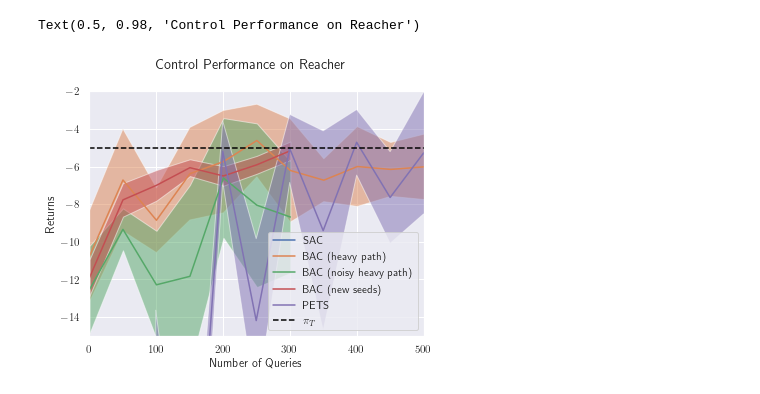
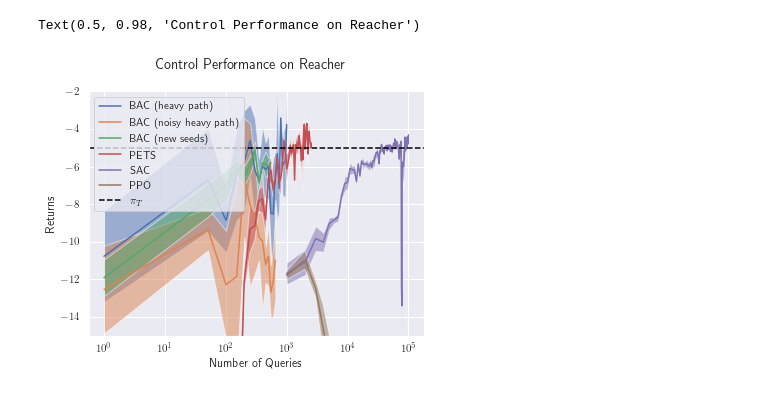
Before and after one commit to fusion-ml/trajectory-information-rl, a Jupyter notebook: notebooks/plot_returns.ipynb, the cells around one changed output. Saved outputs shown, nothing was run; the diff lists cells and outputs as text; code cells hidden in the pictures.

```diff
--- a/notebooks/plot_returns.ipynb
+++ b/notebooks/plot_returns.ipynb
@@ -58,24 +58,27 @@ lava_paths = {
 reacher_paths = {
         # 'BAC (uniform)': 'bac_reacher_2021-09-01/17-14-04/',
         # 'BAC (path sampling)': 'bac_reacher_rand_2021-09-01/17-14-02/',
-        'SAC': 'sac_reacher_2021-09-02/22-41-22/',
+
         # 'BAC (ARD)': 'ard_reacher_bac_2021-09-18/14-59-33/',
         # 'BAC (periodic ARD)':'reacher_periodic_bac_2021-09-18/15-26-28/',
         'BAC (heavy path)': 'bac_reacher_heavy_paths_2021-09-27/09-48-01/',
         'BAC (noisy heavy path)': 'bac_reacher_noisy_heavy_path_2021-09-29/13-21-31',
         'BAC (new seeds)': 'bac_reacher_2021-09-29/10-38-12/',
         # 'Random (ARD)': 'random_reacher_2021-09-20/13-28-12/',
-        'PETS': 'pets_reacher_2021-09-22/23-07-34/',
+        'PETS': 'pets_reacher_2021-09-30/17-18-38/',
+        'SAC': 'sac_reacher_2021-09-30/17-29-38/',
+        # 'TD3': '',
+        'PPO': 'ppo_reacher_2021-09-30/19-36-17/',
 }
 # %%
 beta_tracking_paths = {
-        'BARL': 'bac_beta_tracking_2021-09-22/19-02-05/',
-        'RQMPC': 'random_beta_tracking_2021-09-23/18-36-44/',
-        'MPC': 'mbrl_beta_tracking_2021-09-23/18-37-08/',
-        'PETS': 'pets_beta_tracking_2021-09-22/18-51-05/',
-        'SAC': 'sac_beta_tracking_2021-09-23/09-27-24/',
-        'TD3': 'td3_beta_tracking_2021-09-22/18-30-55/',
-        'PPO': 'ppo_beta_tracking_2021-09-22/18-32-20/',
+        'BARL': 'bac_beta_tracking_2021-09-25/12-14-51/',
+        'RQMPC': 'random_beta_tracking_2021-09-25/14-08-07/',
+        'MPC': 'mbrl_beta_tracking_2021-09-25/13-57-02/',
+        'PETS (redo)': 'pets_beta_tracking_2021-09-22/18-51-05/',
+        'SAC (redo)': 'sac_beta_tracking_2021-09-23/09-27-24/',
+        'TD3 (redo)': 'td3_beta_tracking_2021-09-22/18-30-55/',
+        'PPO (redo)': 'ppo_beta_tracking_2021-09-22/18-32-20/',
 }
 # %%
 reacher_tight_paths = {
@@ -107,7 +110,7 @@ paths = all_paths[env_name]
 gt = {"Pendulum": -250,
       "Cartpole": -13,
       "Reacher": -5,
-      'Lava Path': -25,
+      'Lava Path': -30,
       'Reacher (tight)': -8.78,
       'Swimmer': 30,
       'Beta Tracking': -3}
@@ -203,6 +206,7 @@ for key, path in paths.items():
             val = process_baseline_seeds(baseline_path / path)
             if len(val) == 0:
                 continue
+            data[key] = val
         else:
             data[key] = process_baseline(baseline_seed_path)
         print(f"found seed data for {key}")
@@ -262,28 +274,28 @@ Text(0.5, 0.98, 'Control Performance on Reacher')
 # %%
 fig, ax = plt.subplots(figsize=(6, 4.5))
 for key, vals in data.items():
     rmean = vals["Eval Mean Returns"]
     rstderr = vals["Eval Std Returns"]
     ndata = vals['Eval ndata']
     ax.plot(ndata, rmean, label=key)
     ax.fill_between(ndata, rmean - rstderr, rmean + rstderr, alpha=0.5)
 ax.set_xlabel('Number of Queries')
 ax.set_ylabel('Returns')
 ax.axhline(gt_val, color='black', linestyle='--', label=r'$\pi_T$')
 ax.legend()
 if env_name == 'Lava Path':
     ax.set_ylim(-500, 0)
 if env_name == 'Beta Tracking':
     ax.set_ylim(-15, 0)
 if env_name == "Reacher (tight)" or env_name == "Reacher":
     ax.set_ylim(-15, -2)
-# ax.set_xscale('log')
-ax.set_xlim(0, 500)
+ax.set_xscale('log')
+# ax.set_xlim(0, 500)
 
 fig.suptitle(f"Control Performance on {env_name}")
 # %% [output]
 Text(0.5, 0.98, 'Control Performance on Reacher')
-[figure, old version]
+[figure, new version]
 # %%
 print(f"Sample complexity of algorithms on {env_name}")
 for key, vals in data.items():
```
Also changed, not shown: parts of 8 cells of this notebook.
